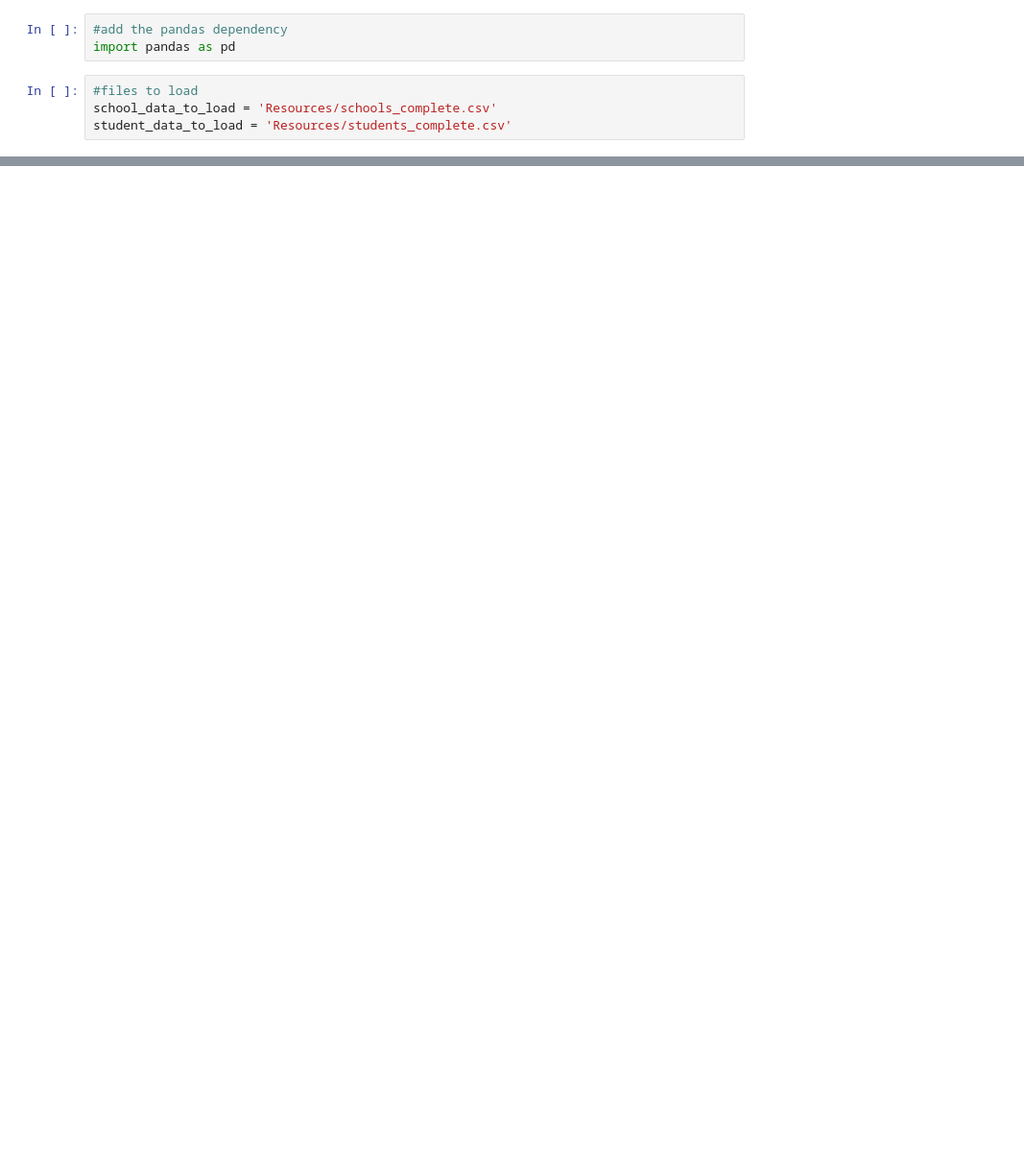
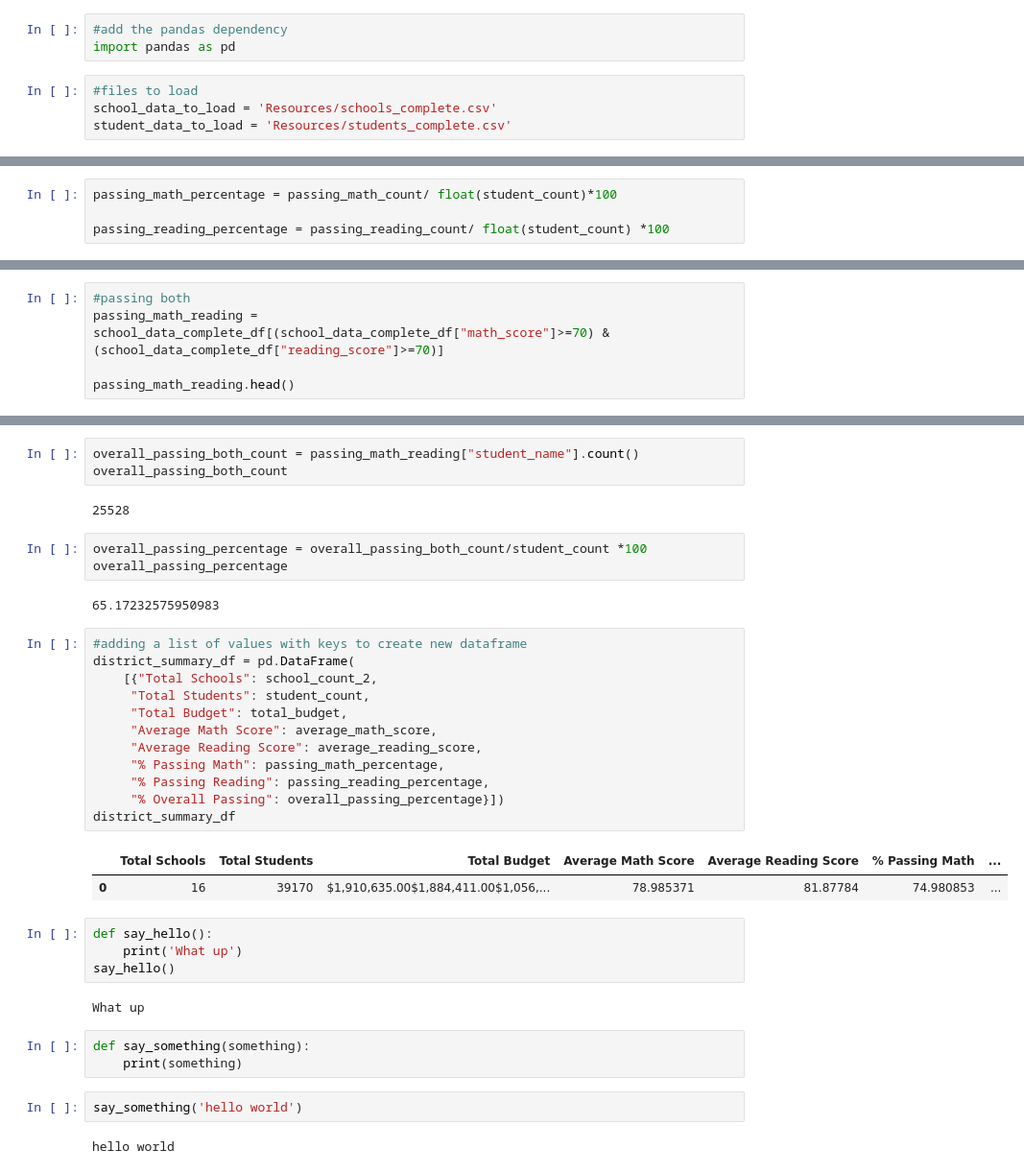
Before and after one commit to kkrizek06/School_District_Analysis, a Jupyter notebook: PyCitySchools.ipynb, the cells around one changed output, grey strips where cells are left out. Shown at 96% size. Drawn from its saved outputs; the diff is of its cells as text; blank space fills up the shorter version.

```diff
--- a/PyCitySchools.ipynb
+++ b/PyCitySchools.ipynb
@@ -122,0 +194,4 @@ for word in prefixes_suffixes:
+# %%
+passing_math_percentage = passing_math_count/ float(student_count)*100
+
+passing_reading_percentage = passing_reading_count/ float(student_count) *100
@@ -122,0 +204,5 @@ for word in prefixes_suffixes:
+# %%
+#passing both
+passing_math_reading = school_data_complete_df[(school_data_complete_df["math_score"]>=70) & (school_data_complete_df["reading_score"]>=70)]
+
+passing_math_reading.head()
@@ -122,0 +216,38 @@ for word in prefixes_suffixes:
+# %%
+overall_passing_both_count = passing_math_reading["student_name"].count()
+overall_passing_both_count
+# %% [output]
+25528
+# %%
+overall_passing_percentage = overall_passing_both_count/student_count *100
+overall_passing_percentage
+# %% [output]
+65.17232575950983
+# %%
+#adding a list of values with keys to create new dataframe
+district_summary_df = pd.DataFrame(
+    [{"Total Schools": school_count_2,
+     "Total Students": student_count,
+     "Total Budget": total_budget,
+     "Average Math Score": average_math_score,
+     "Average Reading Score": average_reading_score,
+     "% Passing Math": passing_math_percentage,
+     "% Passing Reading": passing_reading_percentage,
+     "% Overall Passing": overall_passing_percentage}])
+district_summary_df
+# %% [output]
+|  | Total Schools | Total Students | Total Budget | Average Math Score | Average Reading Score | % Passing Math | ... |
+| 0 | 16 | 39170 | $1,910,635.00$1,884,411.00$1,056,... | 78.985371 | 81.87784 | 74.980853 | ... |
+# %%
+def say_hello():
+    print('What up')
+say_hello()
+# %% [output]
+What up
+# %%
+def say_something(something):
+    print(something)
+# %%
+say_something('hello world')
+# %% [output]
+hello world
```
Also changed, not shown: parts of 29 cells of this notebook.
